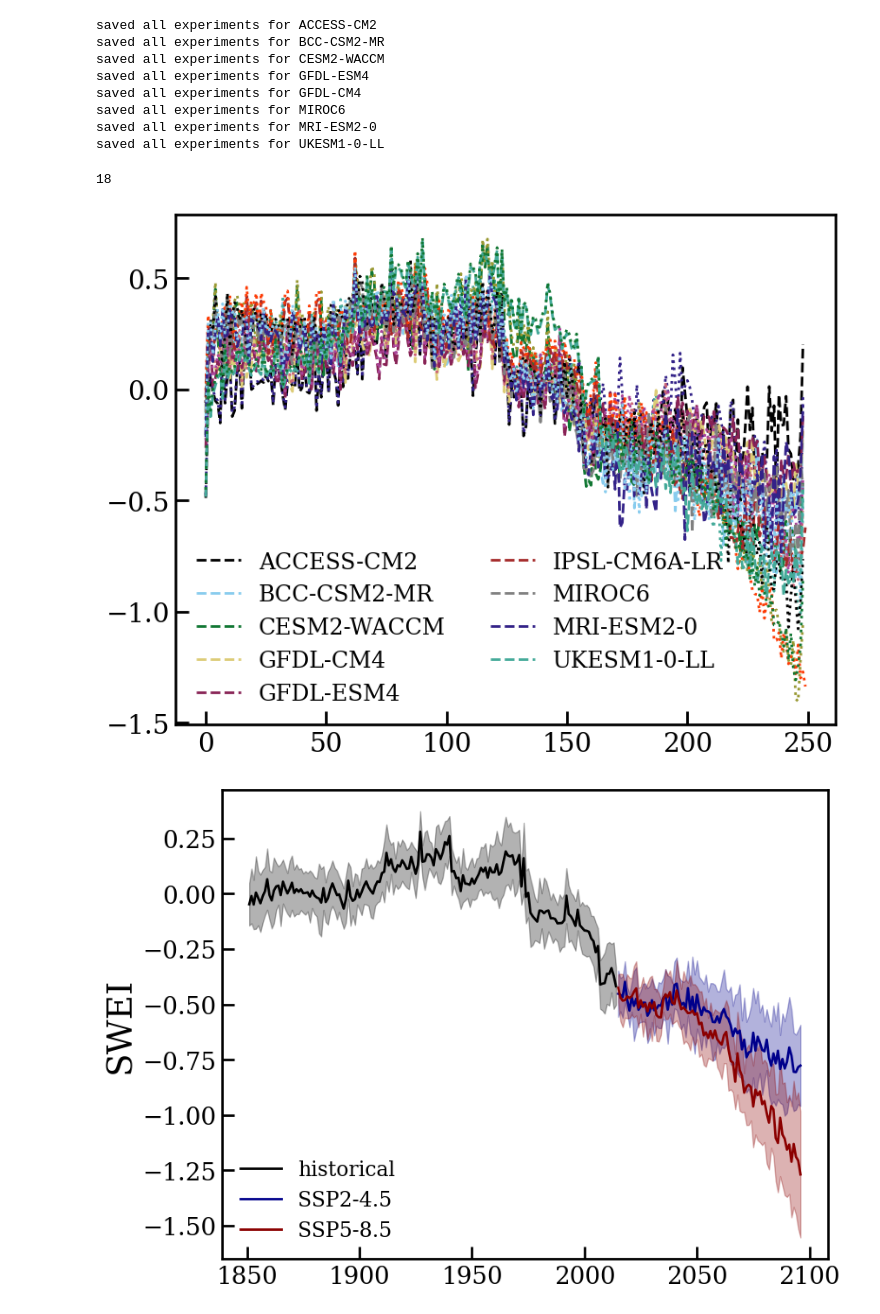
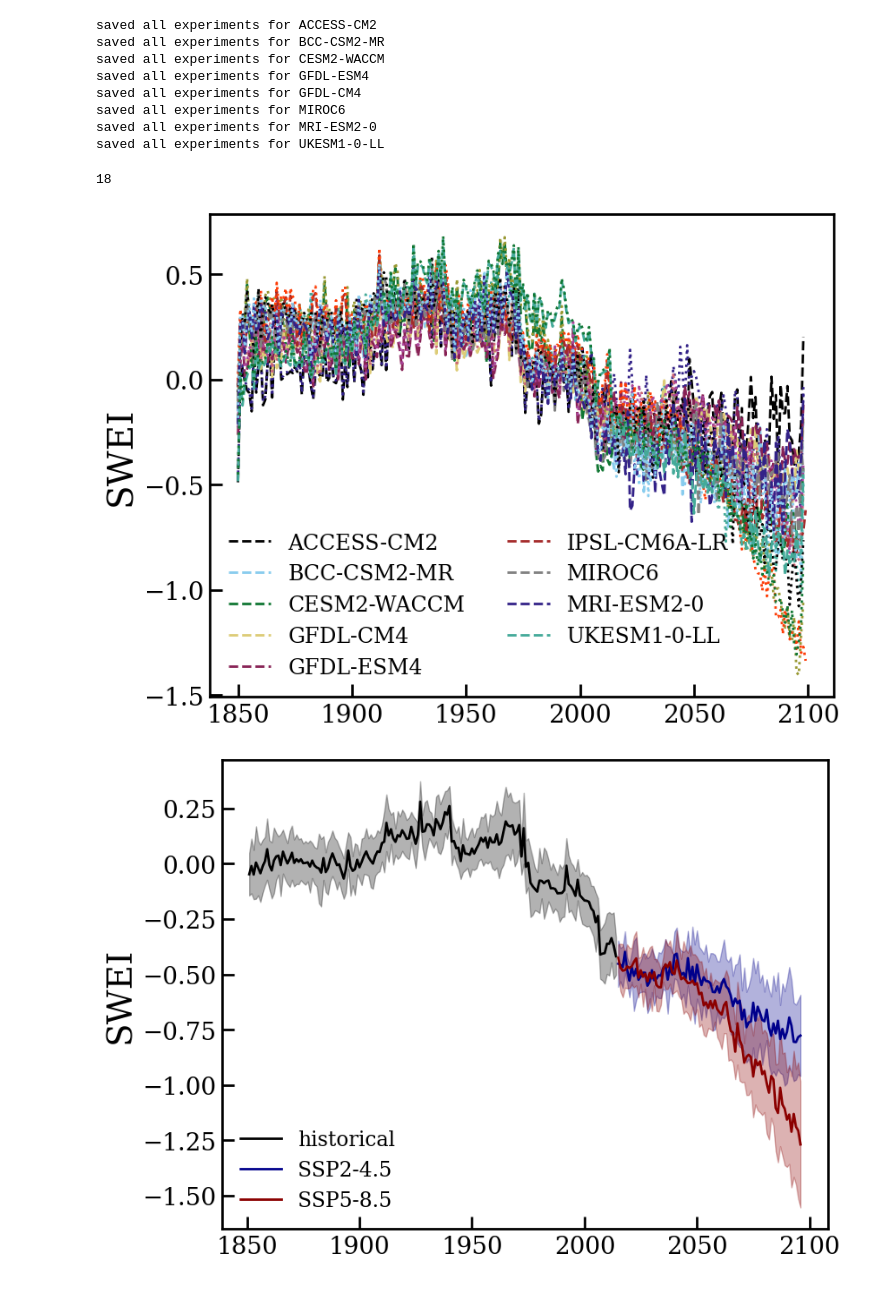
Before and after one commit to mariannecowherd/snow_drought, a Jupyter notebook: nbs/01-download-anom-swei.ipynb, the cells around one changed output. Drawn from its saved outputs; the diff is of its cells as text; code cells hidden in the pictures.

```diff
--- a/nbs/01-download-anom-swei.ipynb
+++ b/nbs/01-download-anom-swei.ipynb
@@ -72,7 +74,7 @@ mpl.rcParams['ytick.right']= False
 snotelmeta = pd.read_csv(homedir + 'data/snotelmeta.csv')
 # %%
 ## MASKS AND COORDS ##
-tmp = xr.open_dataset(savepath + 'snw_UKESM1-0-LL-185001_201412_historical.nc')
+tmp = xr.open_dataset(savepath + 'snw_ACCESS-CM2_historical.nc')
 coord = [tmp['lat'],tmp['lon']]
 landmask = xr.open_dataset(savepath + 'land_mask.nc')['mask'][0]
 sftgif = xr.open_dataset(savepath + 'sftgif_rg.nc')
@@ -366,35 +389,38 @@ mpl.rcParams['ytick.major.width'] = 2
 mpl.rcParams['xtick.top']= False
 mpl.rcParams['ytick.right']= False
 
 import glob
 fig,ax= plt.subplots(figsize = (9,7))
 files = glob.glob('/global/cfs/cdirs/e3sm/cowherd/data/april25/swei_[!imm]*')
 print(len(files))
 styles = {'585':':',
           '245':'--'}
 s245lines = []
 s585lines = []
+years = range(1851, 2100)
 for fn in sorted(files):
     model = fn.split('_')[-2]
     if model in allnames:
         era = fn.split('ssp')[-1][0:3]
         sweidata = np.load(fn)
         clipmean = np.nanmean(sweidata[:,:,35:,:],axis=(1,2,3)).flatten()
+        years = range(1850, 1850 + len(clipmean))
         if era == '585': label = None
         else: label = model
         kwargs = {'linestyle':styles[era], 'label':label} #'c':colors[model], 'label': label}
-        ax.plot(clipmean, **kwargs)
+        ax.plot(years, clipmean, **kwargs)
         if era == '585':
             s585lines.append(clipmean)
         if era == '245':
             s245lines.append(clipmean)
 
 ax.legend(loc = 'lower left', frameon = False, ncol = 2)
 ax.tick_params(direction="in")
+ax.set_ylabel('SWEI')
 plt.show()
 # %% [output]
 18
-[figure, old version]
+[figure, new version]
 # %%
 s245arr = np.zeros((9,249))
 for i,val in enumerate(s245lines):
```
Also changed, not shown: parts of 4 cells of this notebook, 11 other files.
